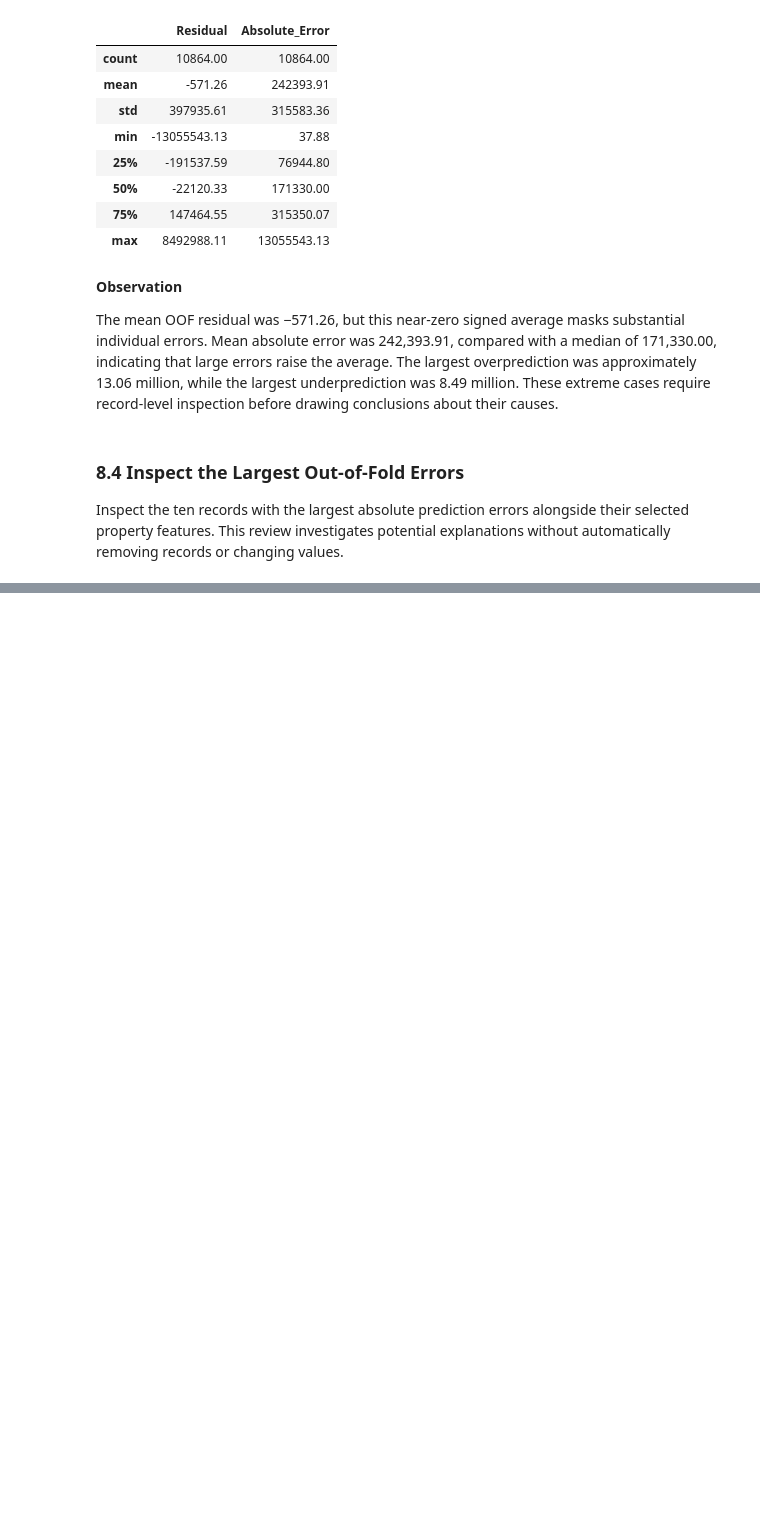
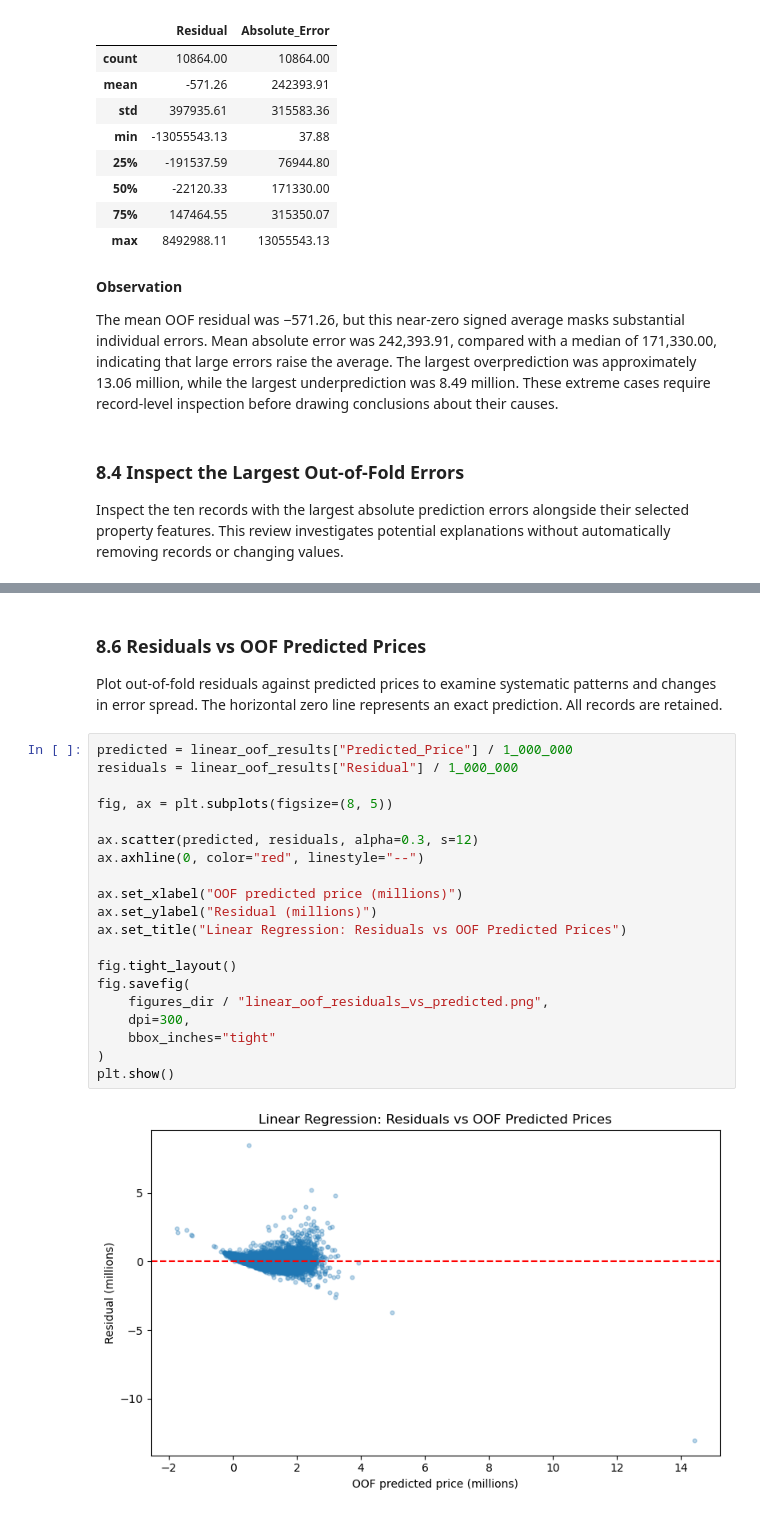
Before and after one commit to WaqasGurmani/house-price-linear-models, a Jupyter notebook: notebooks/04_linear_regression_baseline.ipynb, the cells around one changed output, grey strips where cells are left out. Drawn from its saved outputs; the diff is of its cells as text; blank space fills up the shorter version.

```diff
--- a/notebooks/04_linear_regression_baseline.ipynb
+++ b/notebooks/04_linear_regression_baseline.ipynb
@@ -473,0 +523,26 @@ largest_errors.round(2)
+# %% [markdown]
+### 8.6 Residuals vs OOF Predicted Prices
+
+Plot out-of-fold residuals against predicted prices to examine systematic patterns and changes in error spread. The horizontal zero line represents an exact prediction. All records are retained.
+# %%
+predicted = linear_oof_results["Predicted_Price"] / 1_000_000
+residuals = linear_oof_results["Residual"] / 1_000_000
+
+fig, ax = plt.subplots(figsize=(8, 5))
+
+ax.scatter(predicted, residuals, alpha=0.3, s=12)
+ax.axhline(0, color="red", linestyle="--")
+
+ax.set_xlabel("OOF predicted price (millions)")
+ax.set_ylabel("Residual (millions)")
+ax.set_title("Linear Regression: Residuals vs OOF Predicted Prices")
+
+fig.tight_layout()
+fig.savefig(
+    figures_dir / "linear_oof_residuals_vs_predicted.png",
+    dpi=300,
+    bbox_inches="tight"
+)
+plt.show()
+# %% [output]
+[figure, added]
```
Also changed, not shown: parts of 12 cells of this notebook, 3 other files.
